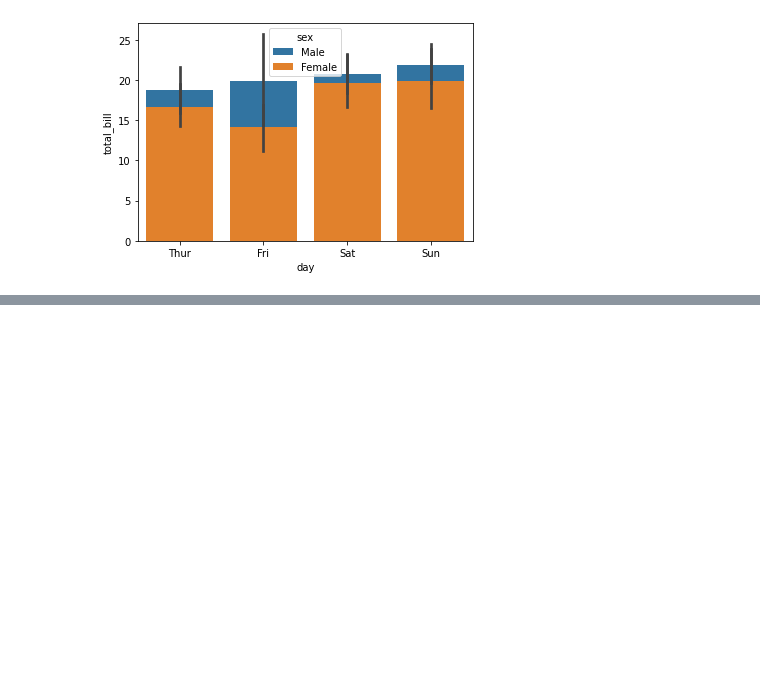
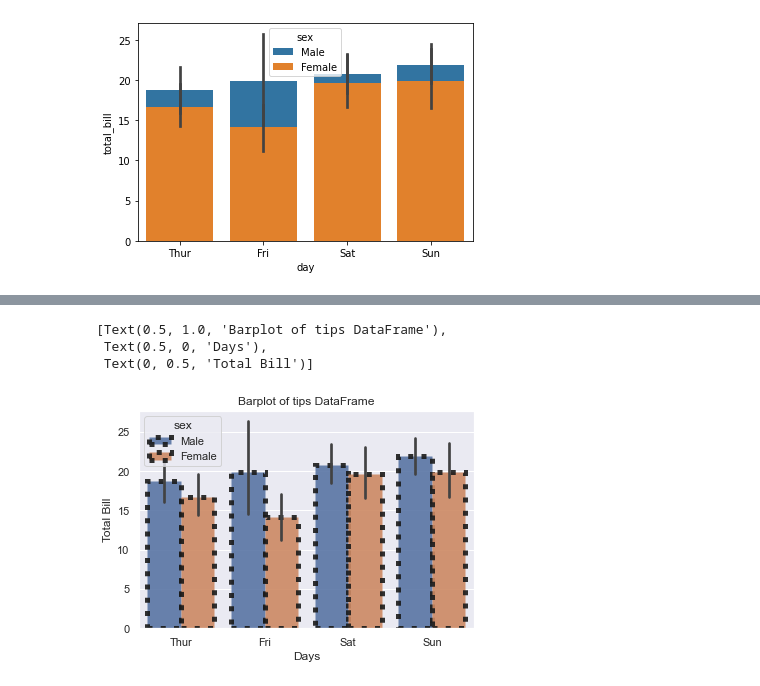
Before and after one commit to satya-ranjan/ML, a Jupyter notebook: Seaborn/Barplot.ipynb, the cells around one changed output, grey strips where cells are left out. Saved outputs shown, nothing was run; the diff lists cells and outputs as text; code cells hidden in the pictures; blank space fills up the shorter version.

```diff
--- a/Seaborn/Barplot.ipynb
+++ b/Seaborn/Barplot.ipynb
@@ -90,0 +99,12 @@ sns.barplot(x="day" , y = "total_bill" , hue="sex" , data= tips_df, dodge= False
+# %%
+kwargs = {"alpha":0.9, "linestyle":":", "linewidth":5,"edgecolor": "k"}
+ax = sns.barplot(x="day" , y = "total_bill" , hue="sex" , data= tips_df,**kwargs)
+
+ax.set(title = "Barplot of tips DataFrame",
+        xlabel = "Days",
+        ylabel = "Total Bill")
+# %% [output]
+[Text(0.5, 1.0, 'Barplot of tips DataFrame'),
+ Text(0.5, 0, 'Days'),
+ Text(0, 0.5, 'Total Bill')]
+[figure, added]
```
Also changed, not shown: parts of 3 cells of this notebook.
